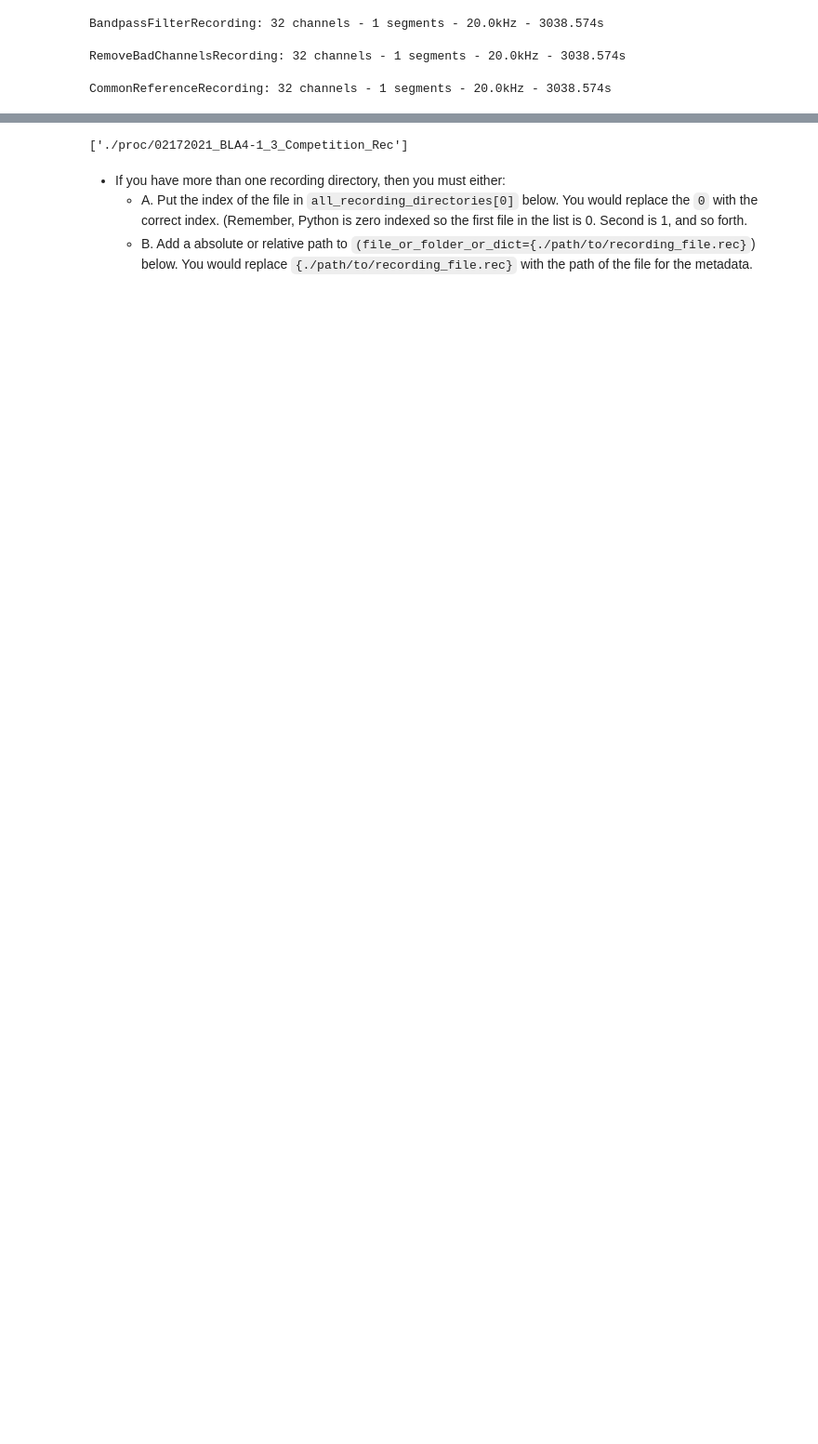
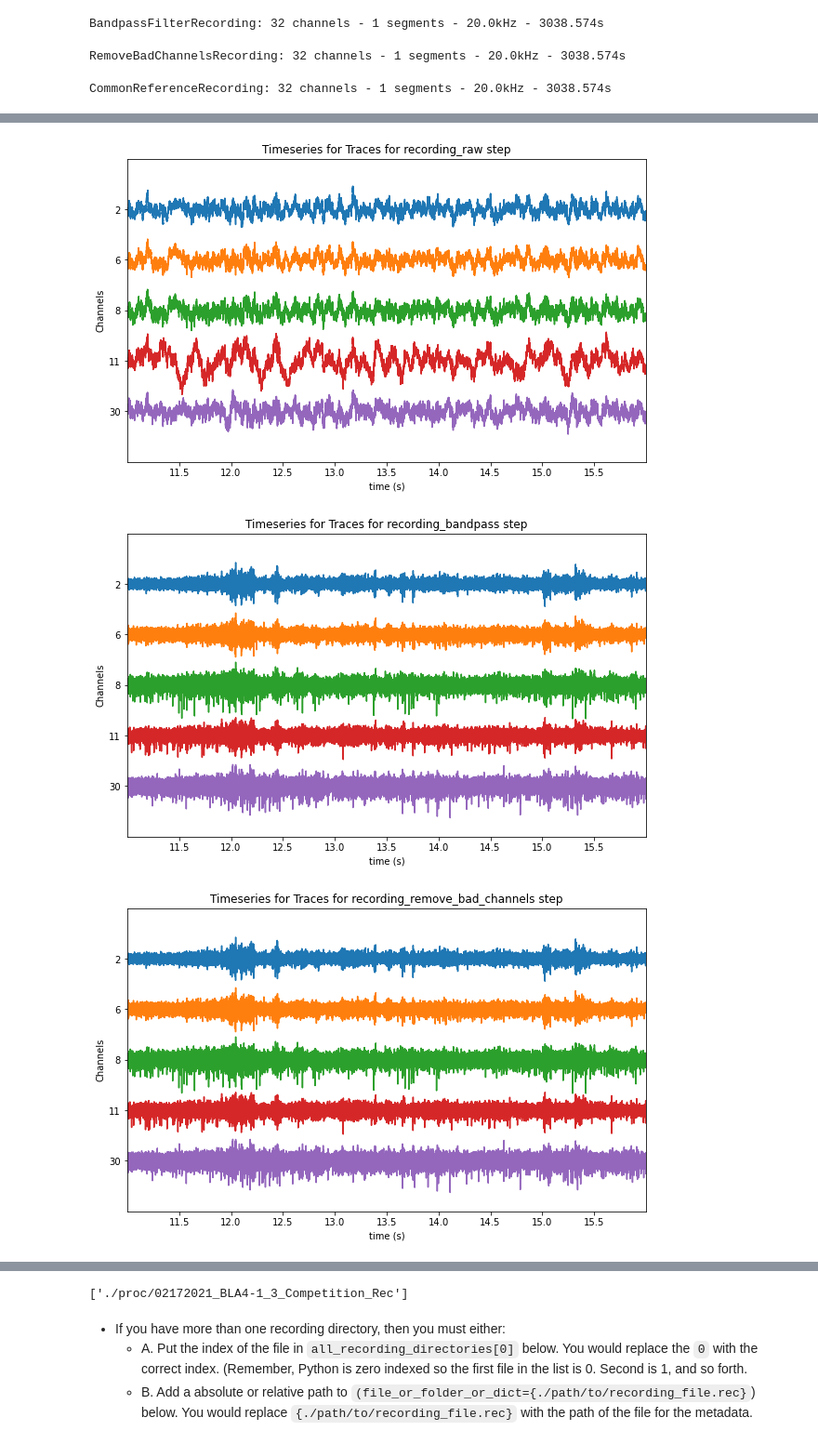
Before and after one commit to padillacoreanolab/spike_sorting, a Jupyter notebook: results/2022_08_09_finalize_notebooks/02_preprocessing.ipynb, the cells around one changed output, grey strips where cells are left out. Shown at 93% size. Drawn from its saved outputs; the diff is of its cells as text; code cells hidden in the pictures; blank space fills up the shorter version.

```diff
--- a/results/2022_08_09_finalize_notebooks/02_preprocessing.ipynb
+++ b/results/2022_08_09_finalize_notebooks/02_preprocessing.ipynb
@@ -153,0 +237,4 @@ CommonReferenceRecording: 32 channels - 1 segments - 20.0kHz - 3038.574s
+# %%
+channel_ids = np.random.choice(recording_raw.channel_ids, size=5, replace=False)
+# %%
+channel_ids = sorted(channel_ids, key=lambda x: float(x))
@@ -153,0 +251,10 @@ CommonReferenceRecording: 32 channels - 1 segments - 20.0kHz - 3038.574s
+# %%
+for key, value in preprocessing_step_dict.items():
+    sw.plot_timeseries(value, time_range=time_range, channel_ids=channel_ids, show_channel_ids=True)
+    plt.title("Timeseries for Traces for {} step".format(key))
+    plt.ylabel("Channels")
+    plt.show()
+# %% [output]
+[figure, added]
+[figure, added]
+[figure, added]
```
Also changed, not shown: parts of 151 cells of this notebook, 1 other file.
